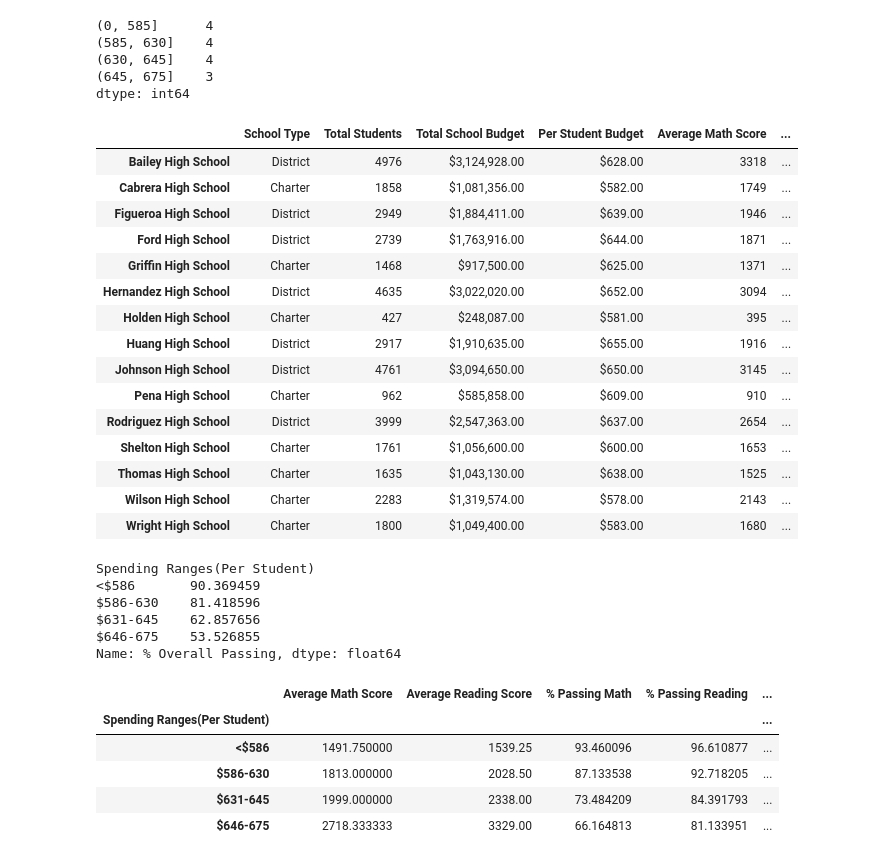
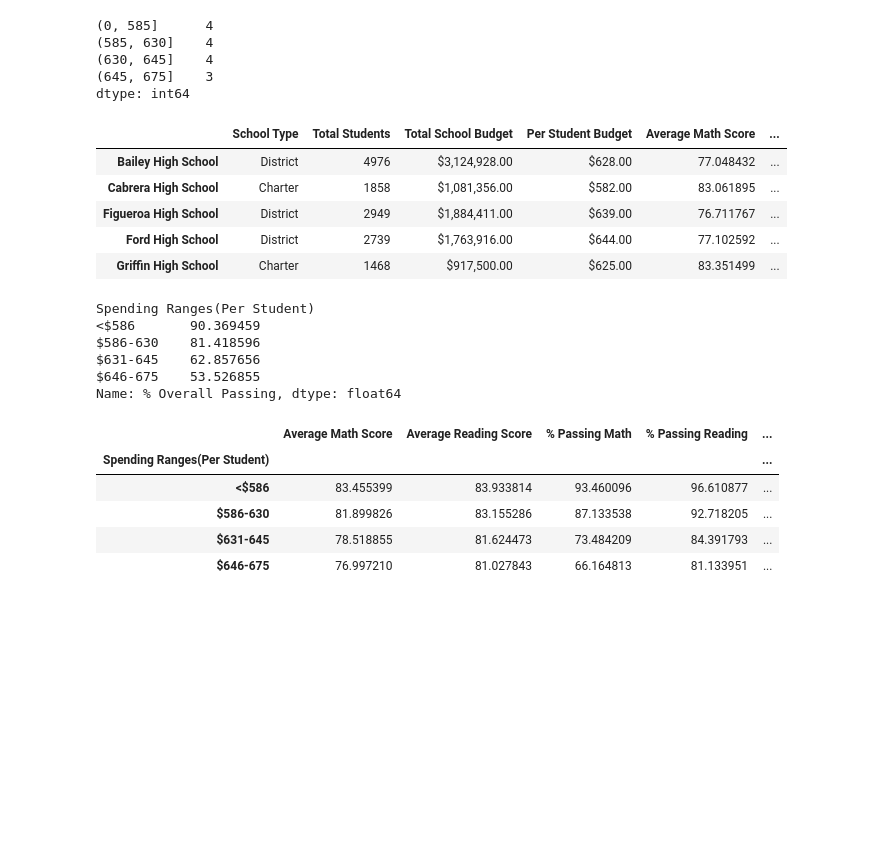
Before and after one commit to Atomickilroy/School_District_Analysis, a Jupyter notebook: cleaning_student_names.ipynb, the cells around one changed output. Drawn from its saved outputs; the diff is of its cells as text; code cells hidden in the pictures; blank space fills up the shorter version.

Commit message:
scores by school size

```diff
--- a/cleaning_student_names.ipynb
+++ b/cleaning_student_names.ipynb
@@ -1004,7 +1022,7 @@ Name: reading_score, dtype: float64
 #Calculate the passing scores by creating a filtered DataFrame
 # %%
 #adding groupby() to call the index to student names and count() to well count
-#delete per_school_passing_math = school_data_complete_df[(school_data_complete_df["math_score"] >= 70)]
+per_school_passing_math = school_data_complete_df[(school_data_complete_df["math_score"] >= 70)]
 
 per_school_passing_math = per_school_passing_math.groupby(["school_name"]).count()["student_name"]
 # %%
@@ -1019,7 +1037,7 @@ Griffin High School     1371
 Name: student_name, dtype: int64
 # %%
 #adding groupby() to call the index to student names and count() to well count
-#delete per_school_passing_reading = school_data_complete_df[(school_data_complete_df["reading_score"] >= 70)]
+per_school_passing_reading = school_data_complete_df[(school_data_complete_df["reading_score"] >= 70)]
 
 per_school_passing_reading = per_school_passing_reading.groupby(["school_name"]).count()["student_name"]
 # %%
@@ -1501,24 +1521,14 @@ group_names = ["<$586" , "$586-630" ,"$631-645" , "$646-675"]
 # %%
 per_school_summary_df["Spending Ranges(Per Student)"] = pd.cut(per_school_capita , spending_bins, labels = group_names)
 # %%
-per_school_summary_df
+per_school_summary_df.head()
 # %% [output]
 |  | School Type | Total Students | Total School Budget | Per Student Budget | Average Math Score | ... |
-| Bailey High School | District | 4976 | $3,124,928.00 | $628.00 | 3318 | ... |
-| Cabrera High School | Charter | 1858 | $1,081,356.00 | $582.00 | 1749 | ... |
-| Figueroa High School | District | 2949 | $1,884,411.00 | $639.00 | 1946 | ... |
-| Ford High School | District | 2739 | $1,763,916.00 | $644.00 | 1871 | ... |
-| Griffin High School | Charter | 1468 | $917,500.00 | $625.00 | 1371 | ... |
-| Hernandez High School | District | 4635 | $3,022,020.00 | $652.00 | 3094 | ... |
-| Holden High School | Charter | 427 | $248,087.00 | $581.00 | 395 | ... |
-| Huang High School | District | 2917 | $1,910,635.00 | $655.00 | 1916 | ... |
-| Johnson High School | District | 4761 | $3,094,650.00 | $650.00 | 3145 | ... |
-| Pena High School | Charter | 962 | $585,858.00 | $609.00 | 910 | ... |
-| Rodriguez High School | District | 3999 | $2,547,363.00 | $637.00 | 2654 | ... |
-| Shelton High School | Charter | 1761 | $1,056,600.00 | $600.00 | 1653 | ... |
-| Thomas High School | Charter | 1635 | $1,043,130.00 | $638.00 | 1525 | ... |
-| Wilson High School | Charter | 2283 | $1,319,574.00 | $578.00 | 2143 | ... |
-| Wright High School | Charter | 1800 | $1,049,400.00 | $583.00 | 1680 | ... |
+| Bailey High School | District | 4976 | $3,124,928.00 | $628.00 | 77.048432 | ... |
+| Cabrera High School | Charter | 1858 | $1,081,356.00 | $582.00 | 83.061895 | ... |
+| Figueroa High School | District | 2949 | $1,884,411.00 | $639.00 | 76.711767 | ... |
+| Ford High School | District | 2739 | $1,763,916.00 | $644.00 | 77.102592 | ... |
+| Griffin High School | Charter | 1468 | $917,500.00 | $625.00 | 83.351499 | ... |
 # %%
 #There's a lot going on in this code, so let's break it down.
 
@@ -1560,22 +1570,21 @@ Name: % Overall Passing, dtype: float64
 # Assemble in Dataframe
 # %%
 spending_summary_df = pd.DataFrame({
+
     "Average Math Score" : spending_math_scores,
     "Average Reading Score": spending_reading_scores,
     "% Passing Math": spending_passing_math,
     "% Passing Reading": spending_passing_reading,
-    "% Overall Passing": overall_passing_spending
-
-})
+    "% Overall Passing": overall_passing_spending})
 
 spending_summary_df
 # %% [output]
 |  | Average Math Score | Average Reading Score | % Passing Math | % Passing Reading | ... |
 | Spending Ranges(Per Student) |  |  |  |  | ... |
-| <$586 | 1491.750000 | 1539.25 | 93.460096 | 96.610877 | ... |
-| $586-630 | 1813.000000 | 2028.50 | 87.133538 | 92.718205 | ... |
-| $631-645 | 1999.000000 | 2338.00 | 73.484209 | 84.391793 | ... |
-| $646-675 | 2718.333333 | 3329.00 | 66.164813 | 81.133951 | ... |
+| <$586 | 83.455399 | 83.933814 | 93.460096 | 96.610877 | ... |
+| $586-630 | 81.899826 | 83.155286 | 87.133538 | 92.718205 | ... |
+| $631-645 | 78.518855 | 81.624473 | 73.484209 | 84.391793 | ... |
+| $646-675 | 76.997210 | 81.027843 | 66.164813 | 81.133951 | ... |
 # %%
 # Formatting
 # %%
```
Also changed, not shown: parts of 27 cells of this notebook, 1 other file.
